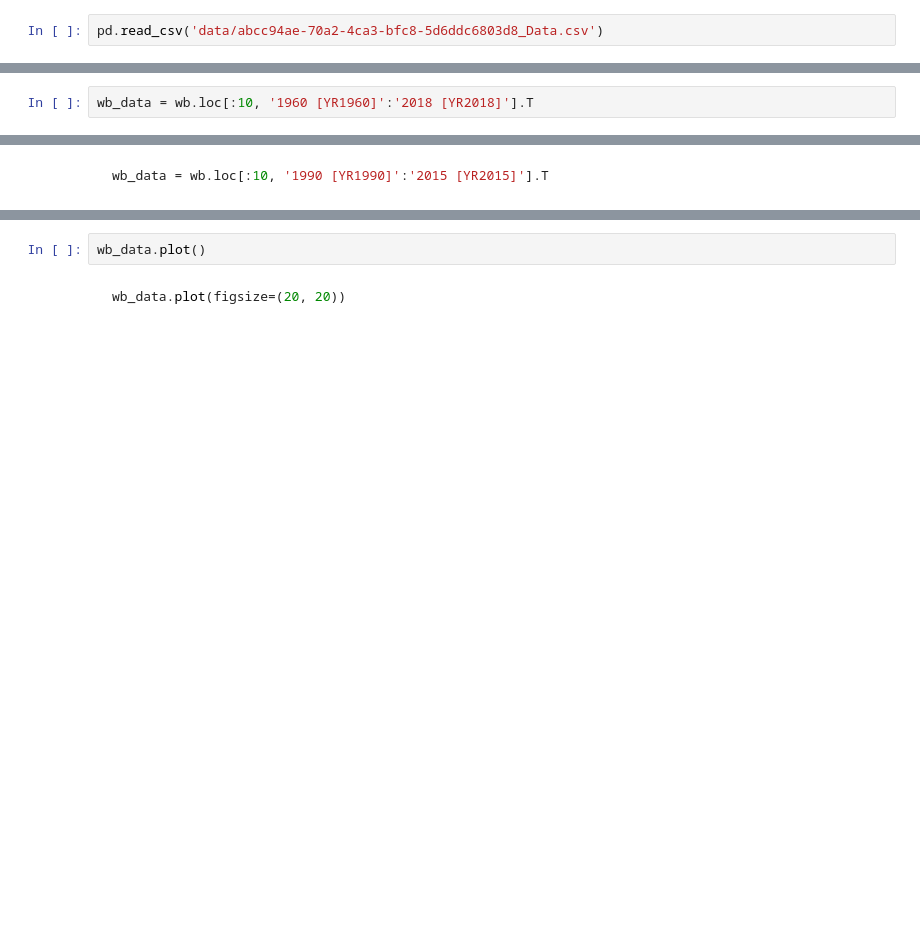
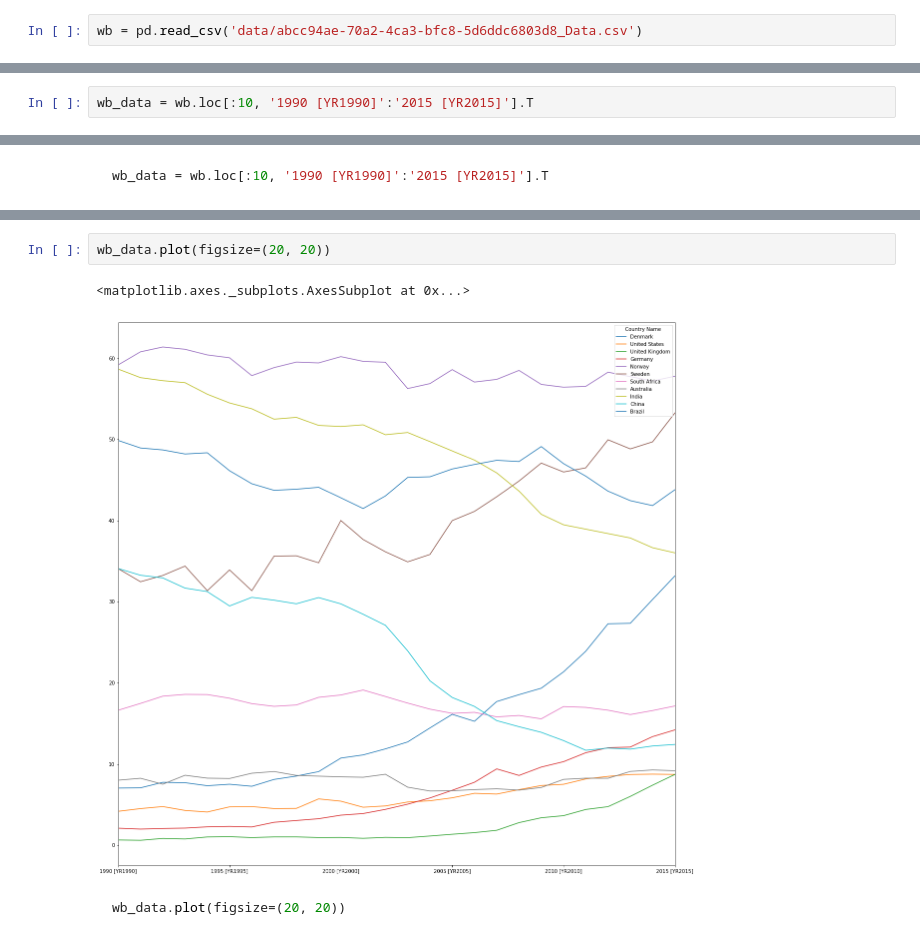
Before and after one commit to itu-qsp/2019-summer, a Jupyter notebook: session-10/DIM_Data analysis.ipynb, the cells around one changed output, grey strips where cells are left out. Saved outputs shown, nothing was run; the diff lists cells and outputs as text; blank space fills up the shorter version.

````diff
--- a/session-10/DIM_Data analysis.ipynb
+++ b/session-10/DIM_Data analysis.ipynb
@@ -124,7 +268,7 @@ http://databank.worldbank.org/data/reports.aspx?source=&series=EG.ELC.RNEW.ZS
 
 https://databank.worldbank.org/source/world-development-indicators
 # %%
-pd.read_csv('data/abcc94ae-70a2-4ca3-bfc8-5d6ddc6803d8_Data.csv')
+wb = pd.read_csv('data/abcc94ae-70a2-4ca3-bfc8-5d6ddc6803d8_Data.csv')
 # %% [markdown]
 ```python
 wb = pd.read_csv('data/abcc94ae-70a2-4ca3-bfc8-5d6ddc6803d8_Data.csv')
@@ -148,2 +311,2 @@ wb.loc[:, '1960 [YR1960]':'2018 [YR2018]']
 # %%
-wb_data = wb.loc[:10, '1960 [YR1960]':'2018 [YR2018]'].T
+wb_data = wb.loc[:10, '1990 [YR1990]':'2015 [YR2015]'].T
@@ -158,5 +340,8 @@ wb_data.columns = wb['Country Name'][:11]
 # %%
-wb_data.plot()
+wb_data.plot(figsize=(20, 20))
+# %% [output]
+<matplotlib.axes._subplots.AxesSubplot at 0x...>
+[figure, added]
 # %% [markdown]
 ```python
 wb_data.plot(figsize=(20, 20))
````
Also changed, not shown: parts of 28 cells of this notebook, 2 other files.
